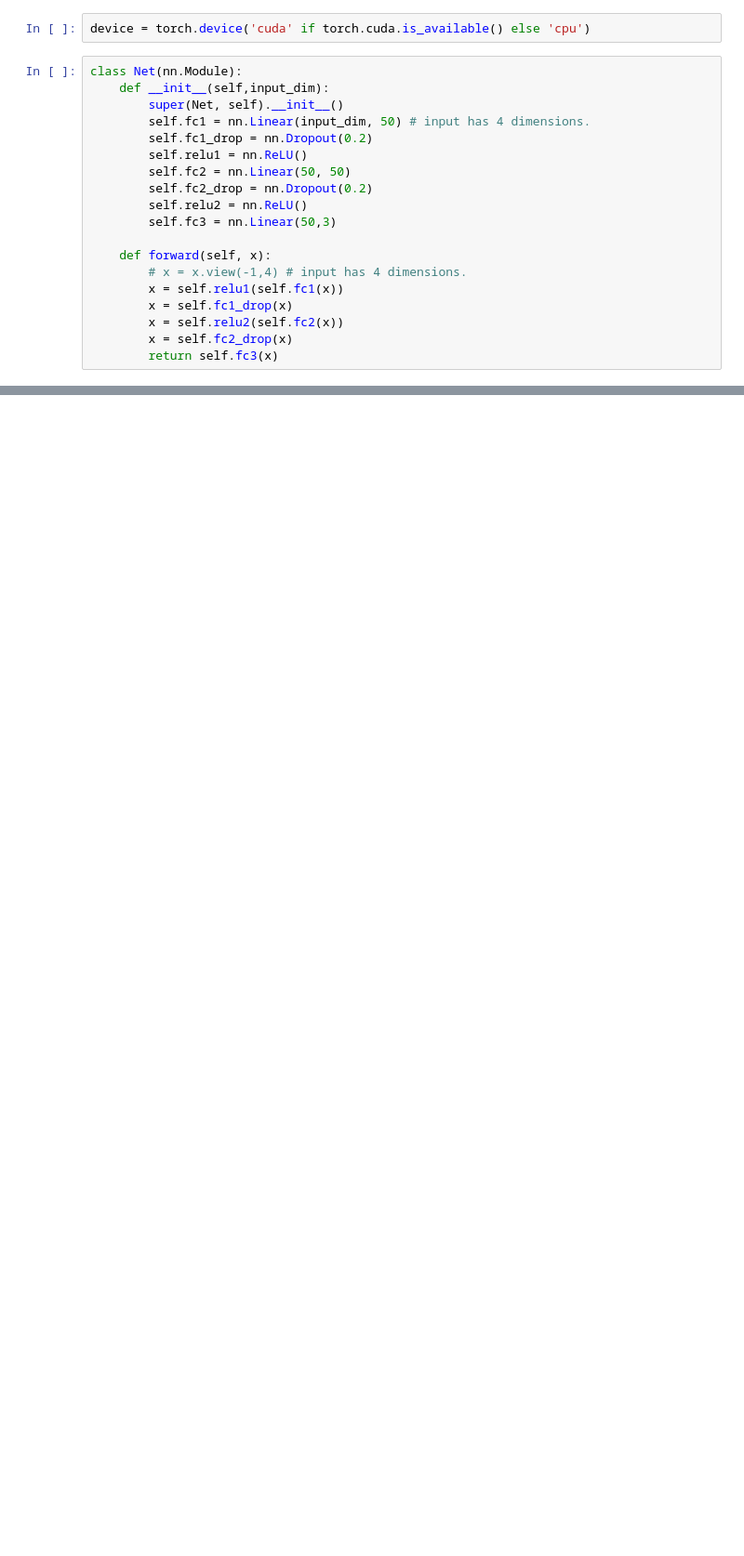
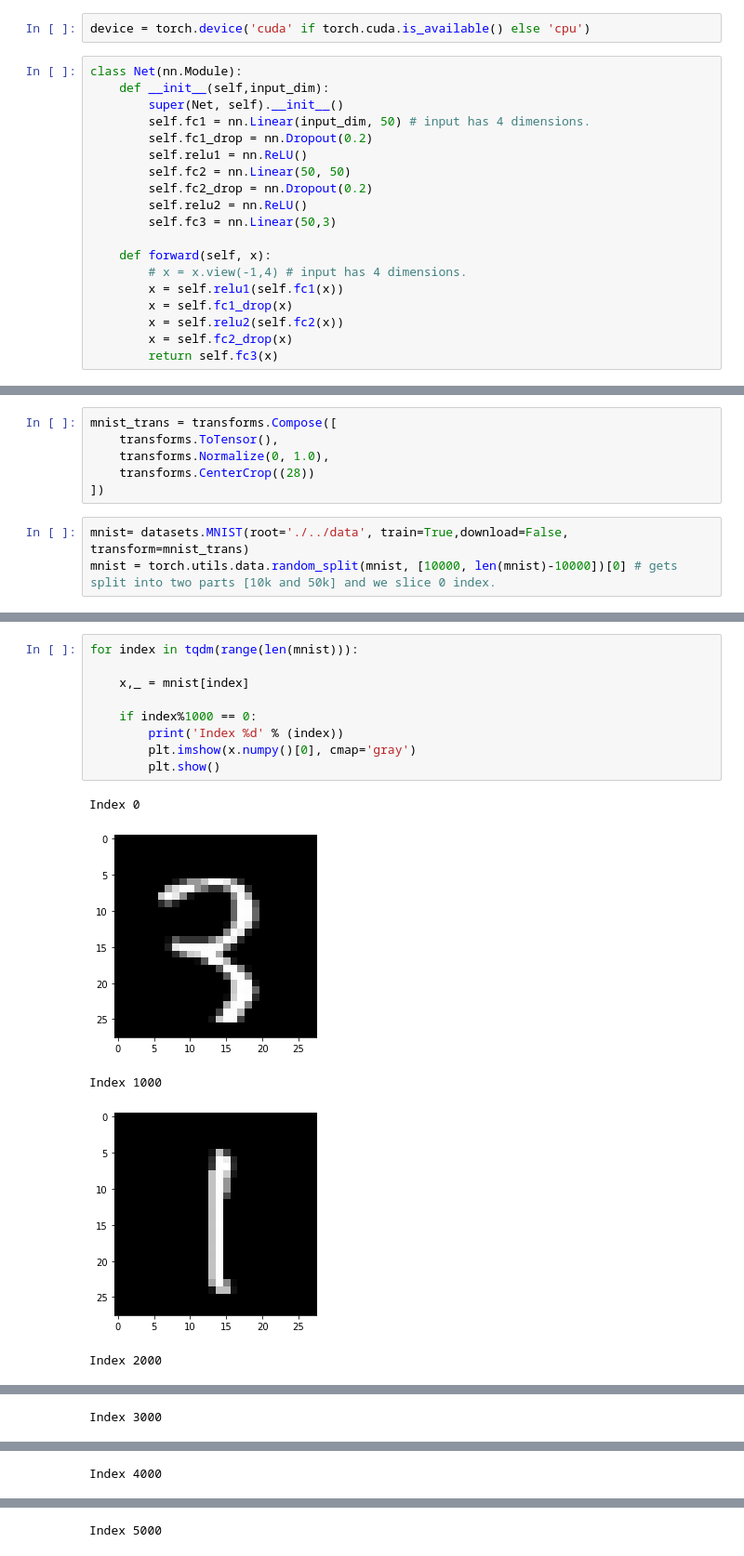
Before and after one commit to CadmusFlux/Implicit_neural_representation, a Jupyter notebook: try.ipynb, the cells around one changed output, grey strips where cells are left out. Shown: that part at 93% size. Cells and saved outputs as stored; diff of their text form; blank space fills up the shorter version.

```diff
--- a/try.ipynb
+++ b/try.ipynb
@@ -76,0 +60,9 @@ Clipping input data to the valid range for imshow with RGB data ([0..1] for floa
+# %%
+mnist_trans = transforms.Compose([
+    transforms.ToTensor(),
+    transforms.Normalize(0, 1.0),
+    transforms.CenterCrop((28))
+])
+# %%
+mnist= datasets.MNIST(root='./../data', train=True,download=False, transform=mnist_trans)
+mnist = torch.utils.data.random_split(mnist, [10000, len(mnist)-10000])[0] # gets split into two parts [10k and 50k] and we slice 0 index.
@@ -76,0 +91,15 @@ Clipping input data to the valid range for imshow with RGB data ([0..1] for floa
+# %%
+for index in tqdm(range(len(mnist))):
+
+    x,_ = mnist[index]
+
+    if index%1000 == 0:
+        print('Index %d' % (index))
+        plt.imshow(x.numpy()[0], cmap='gray')
+        plt.show()
+# %% [output]
+Index 0
+[figure, added]
+Index 1000
+[figure, added]
+Index 2000
@@ -76,0 +107 @@ Clipping input data to the valid range for imshow with RGB data ([0..1] for floa
+Index 3000
@@ -76,0 +109 @@ Clipping input data to the valid range for imshow with RGB data ([0..1] for floa
+Index 4000
@@ -76,0 +111 @@ Clipping input data to the valid range for imshow with RGB data ([0..1] for floa
+Index 5000
```
Also changed, not shown: parts of 14 cells of this notebook, 2 other files.
